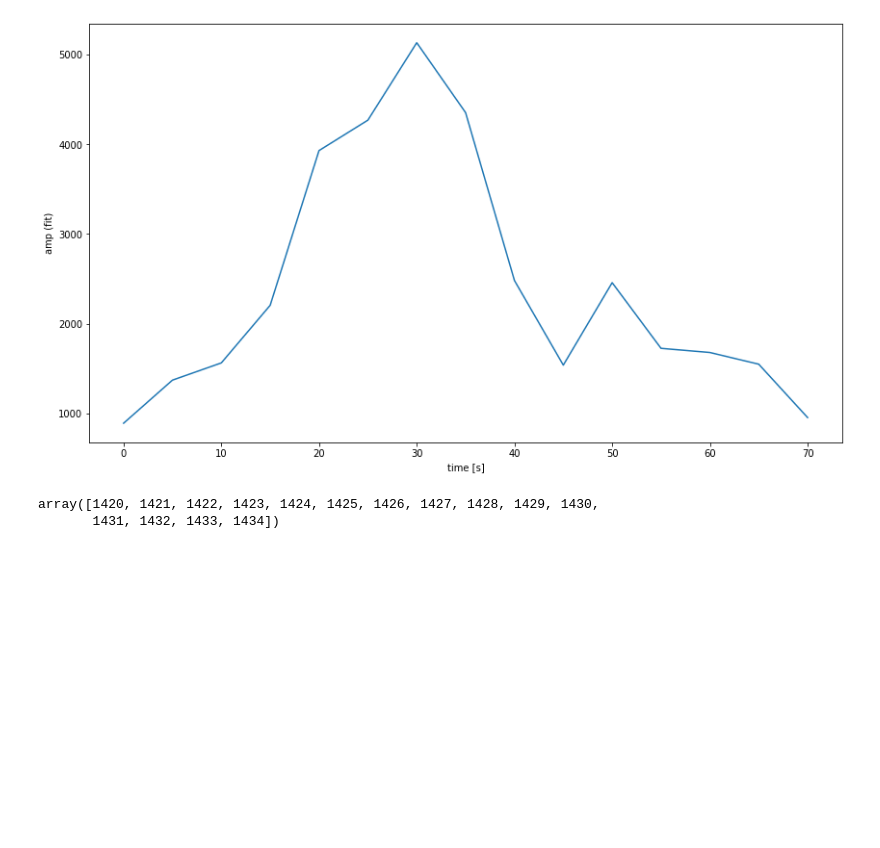
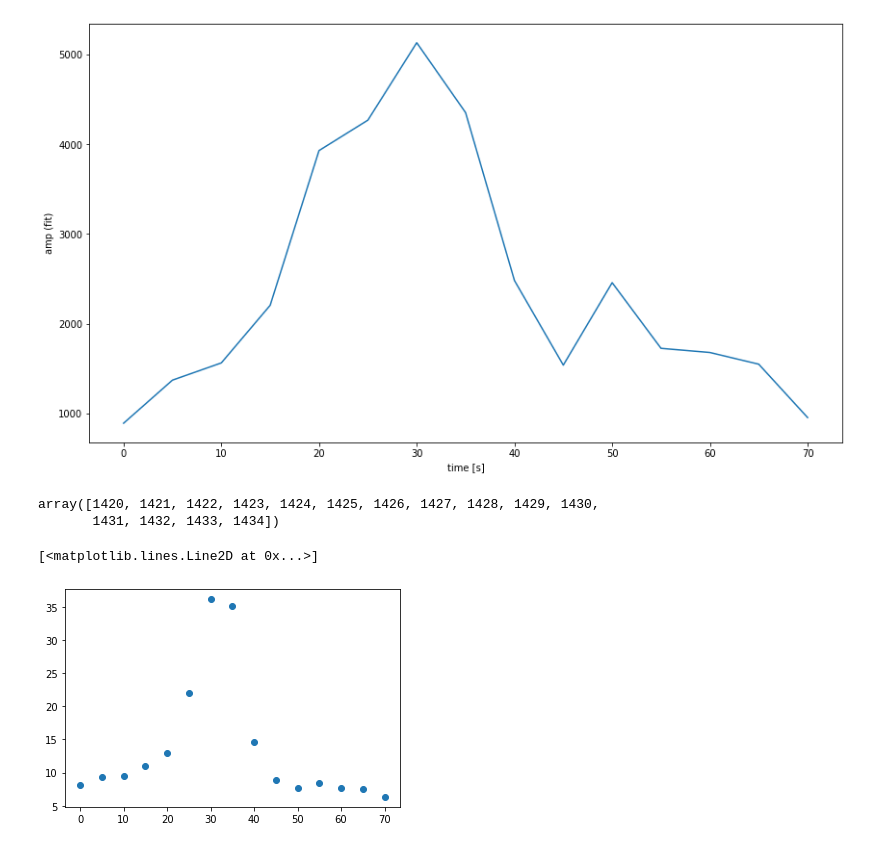
Before and after one commit to wilashfie/synth_spec, a Jupyter notebook: fit_iris.ipynb, the cells around one changed output. Cells and saved outputs as stored; diff of their text form; code cells hidden in the pictures; blank space fills up the shorter version.

```diff
--- a/fit_iris.ipynb
+++ b/fit_iris.ipynb
@@ -149,3 +149,8 @@ time[420:435]
 # %% [output]
 array([1420, 1421, 1422, 1423, 1424, 1425, 1426, 1427, 1428, 1429, 1430,
        1431, 1432, 1433, 1434])
+# %%
+plt.plot(tt,v_r[420:435],'o')
+# %% [output]
+[<matplotlib.lines.Line2D at 0x...>]
+[figure, added]
```
Also changed, not shown: parts of 7 cells of this notebook, 1 other file.
